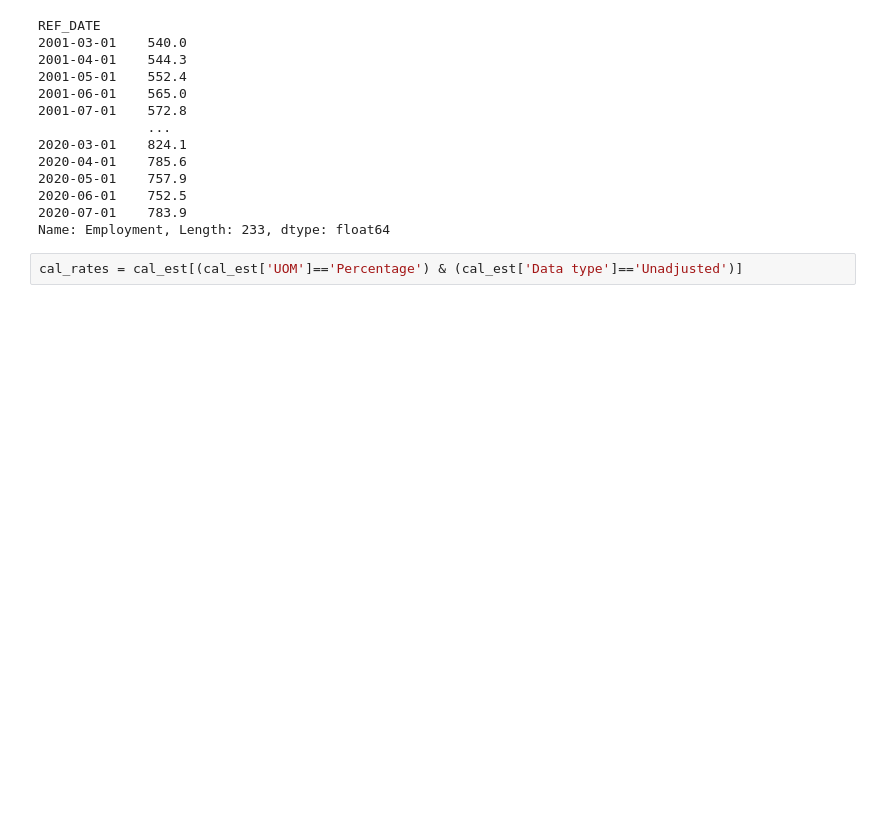
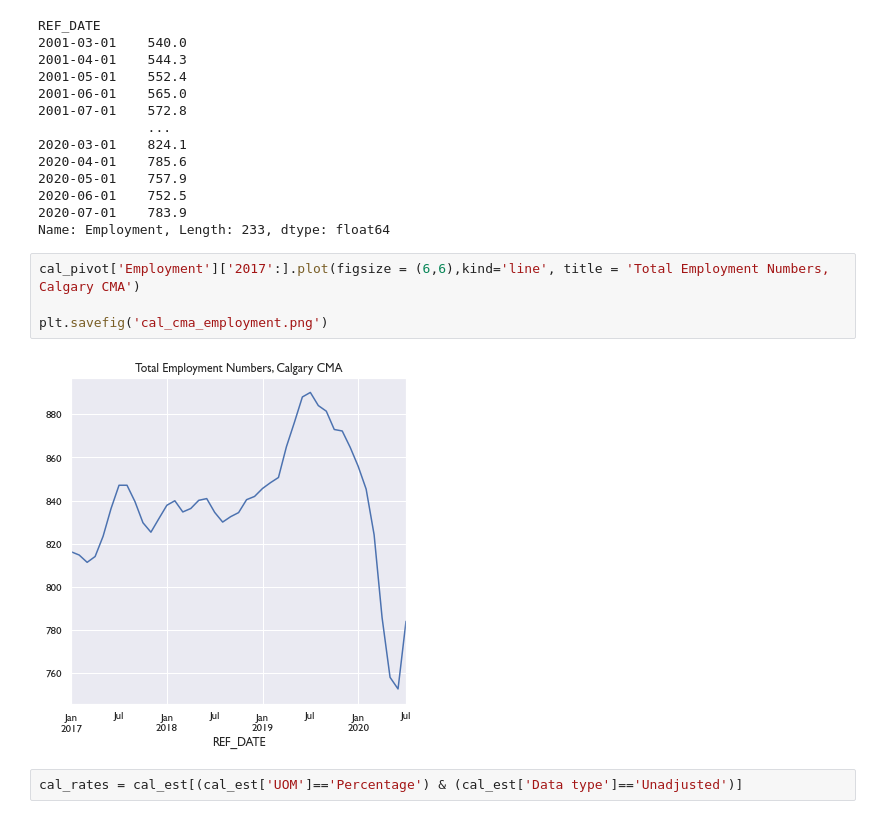
Before and after one commit to doublebigmak/housing_stats, a Jupyter notebook: cal_labour_mkt.ipynb, the cells around one changed output. Drawn from its saved outputs; the diff is of its cells as text; blank space fills up the shorter version.

Commit message:
did some charts

```diff
--- a/cal_labour_mkt.ipynb
+++ b/cal_labour_mkt.ipynb
@@ -149,6 +149,12 @@ REF_DATE
 2020-06-01    752.5
 2020-07-01    783.9
 Name: Employment, Length: 233, dtype: float64
+# %%
+cal_pivot['Employment']['2017':].plot(figsize = (6,6),kind='line', title = 'Total Employment Numbers, Calgary CMA')
+
+plt.savefig('cal_cma_employment.png')
+# %% [output]
+[figure, added]
 # %%
 cal_rates = cal_est[(cal_est['UOM']=='Percentage') & (cal_est['Data type']=='Unadjusted')]
 # %%
```
Also changed, not shown: parts of 1 cell of this notebook, 1 other file.
